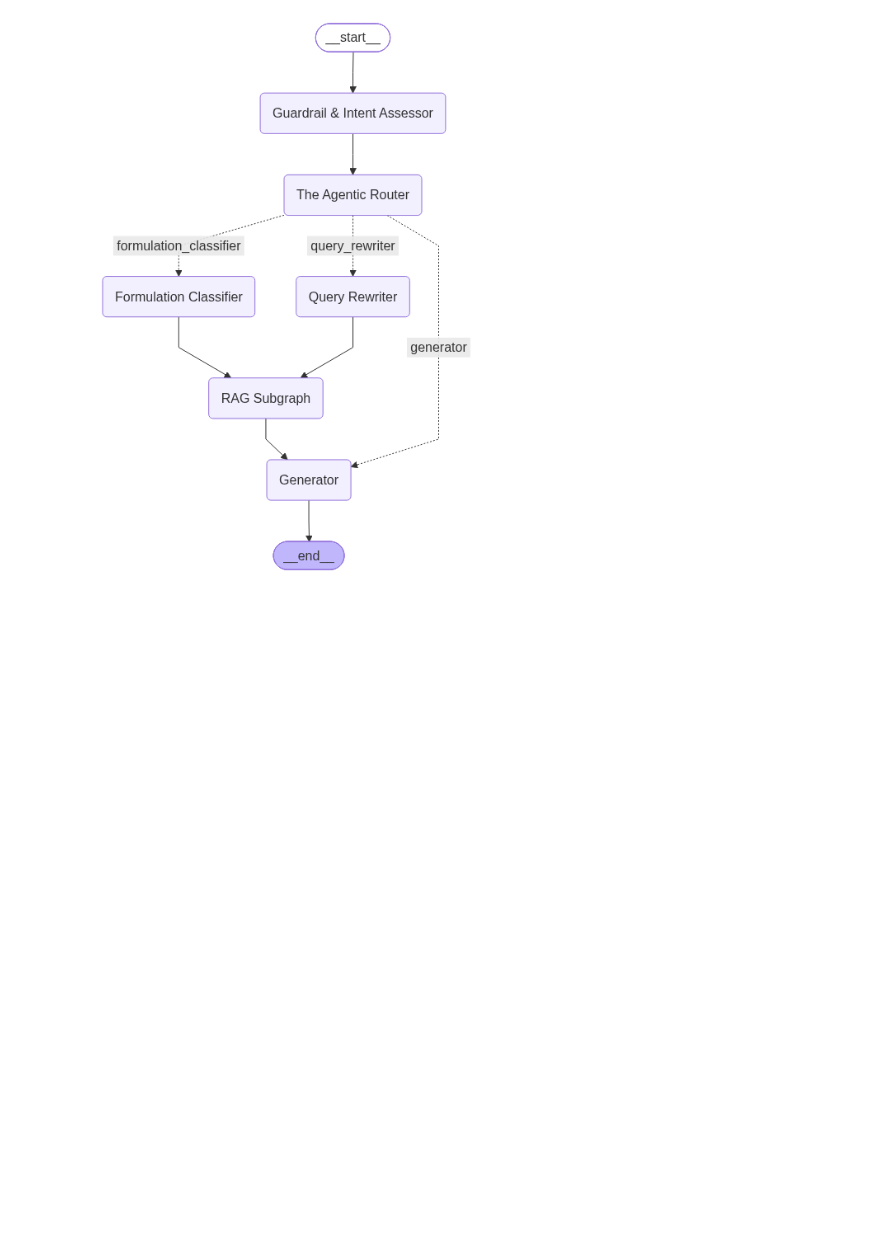
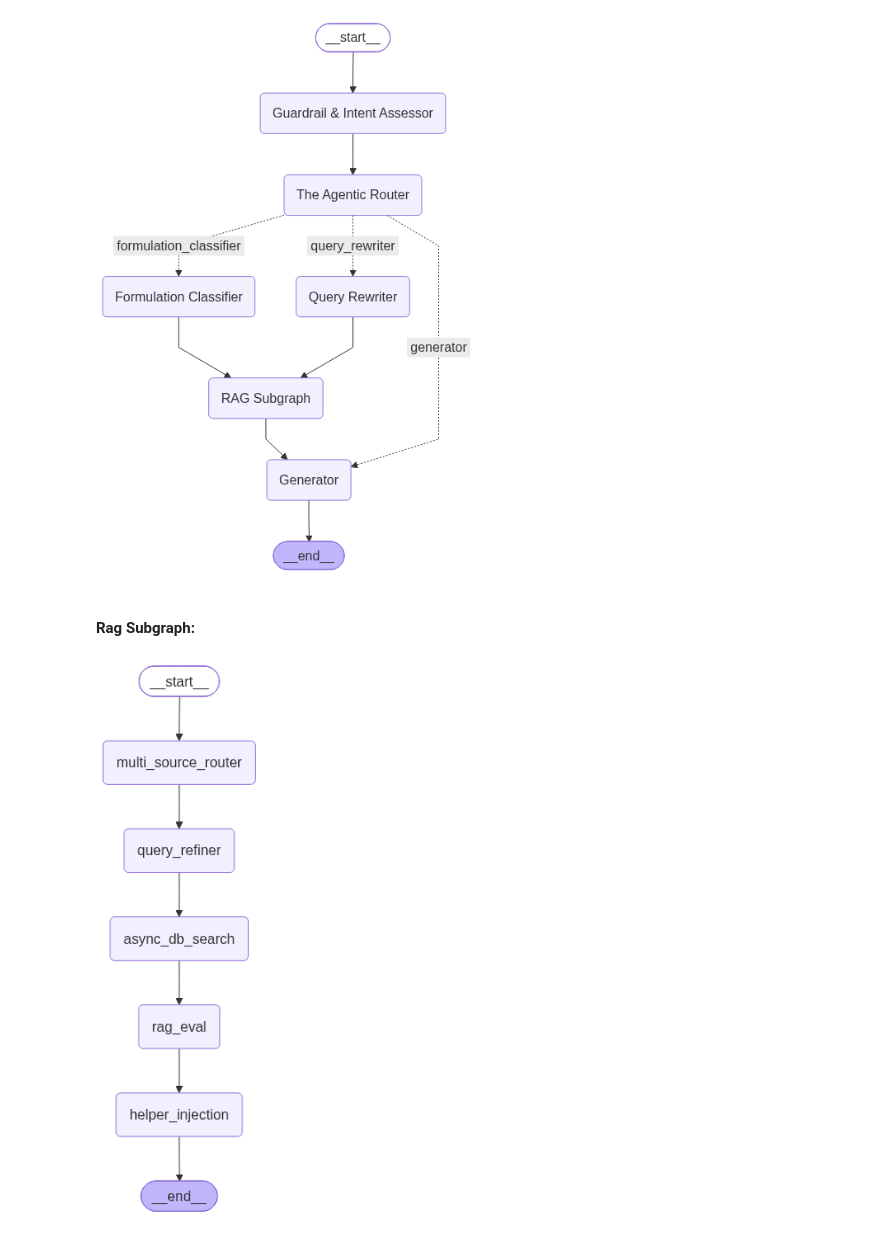
Before and after one commit to innovate-with-ravi/IP-SAKTI-SAHAYAK, a Jupyter notebook: AI and Langgraph/temp.ipynb, the cells around one changed output. Cells and saved outputs as stored; diff of their text form; code cells hidden in the pictures; blank space fills up the shorter version.

```diff
--- a/AI and Langgraph/temp.ipynb
+++ b/AI and Langgraph/temp.ipynb
@@ -111,3 +111,41 @@ app = main_builder.compile()
 app
 # %% [output]
 [figure]
+# %% [markdown]
+#### Rag Subgraph:
+# %%
+"""RAG Subgraph definition (Scatter-Gather Core)."""
+from langgraph.graph import StateGraph, START, END
+from core.state import GraphState
+from nodes.rag.multi_source_router import multi_source_router_node
+from nodes.rag.query_refiner import query_refiner_node
+from nodes.rag.db_search import async_db_search_node
+from nodes.rag.rag_eval import rag_eval_node
+from nodes.rag.helper_injection import helper_injection_node
+
+def create_rag_subgraph() -> StateGraph:
+    """
+    Builds the scatter-gather RAG Subgraph:
+    Multi-Source Router -> Query Refiner -> Async DB Search -> RAG EVAL -> Helper Injection.
+    """
+    subgraph = StateGraph(GraphState)
+
+    subgraph.add_node("multi_source_router", multi_source_router_node)
+    subgraph.add_node("query_refiner", query_refiner_node)
+    subgraph.add_node("async_db_search", async_db_search_node)
+    subgraph.add_node("rag_eval", rag_eval_node)
+    subgraph.add_node("helper_injection", helper_injection_node)
+
+    subgraph.add_edge(START, "multi_source_router")
+    subgraph.add_edge("multi_source_router", "query_refiner")
+    subgraph.add_edge("query_refiner", "async_db_search")
+    subgraph.add_edge("async_db_search", "rag_eval")
+    subgraph.add_edge("rag_eval", "helper_injection")
+    subgraph.add_edge("helper_injection", END)
+
+    return subgraph.compile()
+
+rag_subgraph = create_rag_subgraph()
+rag_subgraph
+# %% [output]
+[figure, added]
```
Also changed, not shown: 14 other files.
